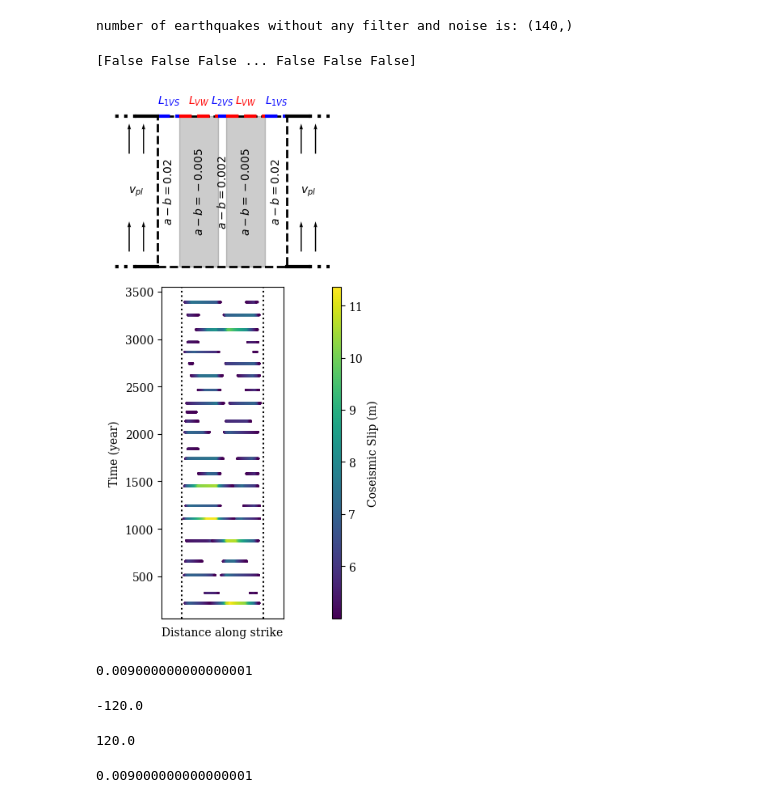
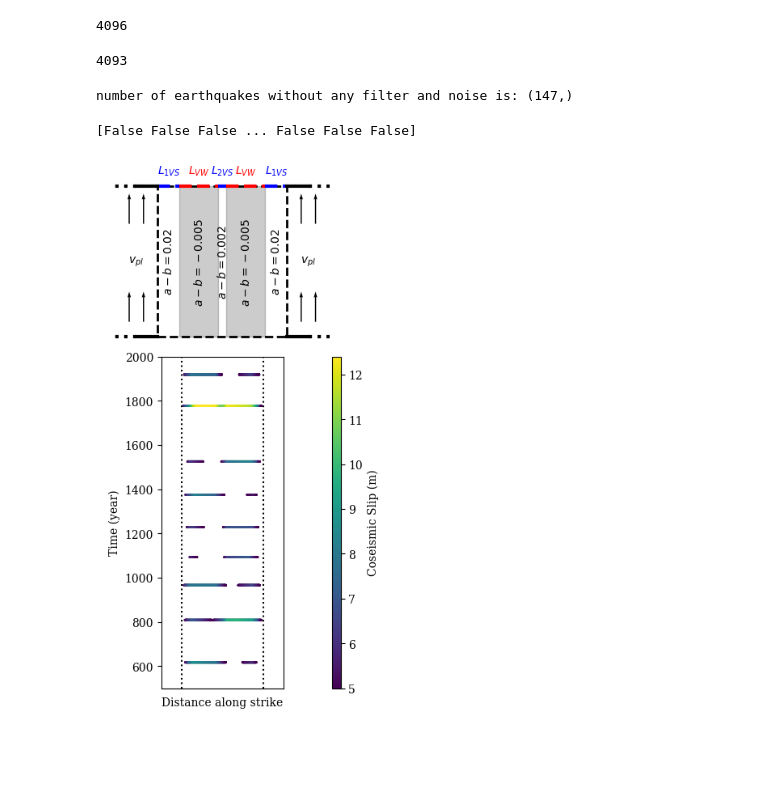
Before and after one commit to hojjatks/ROM_EnKF_earthquakecycle, a Jupyter notebook: Codes/earthquake/FigForward2D.ipynb, the cells around one changed output. Saved outputs shown, nothing was run; the diff lists cells and outputs as text; code cells hidden in the pictures; blank space fills up the shorter version.

Commit message:
updating 2d forward simulation fig

```diff
--- a/Codes/earthquake/FigForward2D.ipynb
+++ b/Codes/earthquake/FigForward2D.ipynb
@@ -75,7 +76,7 @@ L=240e3
 def GenPaleo(a,t,v,slip,T_filter,L,v_thresh):
 
     #%% importing data and removing first T_filter years from v,slip,t
-    Nx=int(a.shape[0]//2) # number of elements
+    Nx=int(a.shape[0]) # number of elements
     Nt=int(t.shape[0]/Nx) # number of time steps
     t=t.reshape((Nt,Nx))
     t=t[:,0]
@@ -119,7 +120,7 @@ def GenPaleo(a,t,v,slip,T_filter,L,v_thresh):
     return coseismicslip,T1
 # %%
 # loading qdyn simulations
-direct='/central/groups/astuart/hkaveh/Data/LearnROM/transfer/2DSim_MainSimulation_Tf'+str(T_final)+"Nt="+str(Ntout)+"drs"+str(drs)+".npz"
+direct='/central/groups/astuart/hkaveh/Data/LearnROM/transfer/2DSim_MainSimulation_Tf'+str(T_final)+"Nx="+str(cte_eq.Nxout)+"Nt="+str(cte_eq.Ntout)+'drs'+str(drs)+".npz"
 data=np.load(direct)
 # %%
 v=data["v"]
@@ -128,4 +129,13 @@ v=data["v"]
 slip=data["slip"]
 t=data["t"]
 a=data["a"]
-Nx=int(a.shape[0]//2)
+Nx=int(a.shape[0])
+
+Nt=int(t.shape[0]/Nx) # number of time steps
+
+V_ox=v.reshape((Nt,Nx))
+ttime=t.reshape((Nt,Nx))
+vmax=np.max(V_ox,axis=1)
+plt.plot(ttime[:,0]/cte.t_yr,vmax)
+plt.yscale("log")
+plt.xlim(left=5000,right=5200)
@@ -132,10 +145,18 @@ Nx=int(a.shape[0]//2)
+# %%
+Nx
+# %% [output]
+4096
+# %%
+Nt
+# %% [output]
+4093
 # %%
-T_filter=200
+T_filter=500
 v_thresh=1e-2
 slip_thresh=5
 coseismicslip,T1=GenPaleo(a,t,v,slip,T_filter,L,v_thresh)
 # %% [output]
-number of earthquakes without any filter and noise is: (140,)
+number of earthquakes without any filter and noise is: (147,)
 # %%
 # if elements of coseismicslip are less than slip_thresh, put nan in it
 coseismicslip[coseismicslip<slip_thresh]=np.nan
@@ -275,50 +296,35 @@ Y_flat = Y.flatten()
 
 slip_flat = coseismicslip.T.flatten()  # Transpose to match the time-event grid
 
     # Remove NaN values for plotting
 valid_indices = ~np.isnan(slip_flat)
 print(valid_indices)
 slip_flat=slip_flat[valid_indices]
 X_flat = X_flat[valid_indices]
 Y_flat = Y_flat[valid_indices]
 
     # Create the scatter plot
 scatter = ax[1].scatter(X_flat, Y_flat, c=slip_flat, cmap='viridis', s=1)
 
 # add colorbar
 cb = plt.colorbar(scatter, cax=cax, orientation='vertical')
 # add label to the colorbar
 cb.set_label('Coseismic Slip (m)')
 ax[1].set_xlabel('Distance along strike')
 #ax[1].set_ylabel('time (year)')
 ax[1].set_xlim([x[0],x[-1]])
 ax[1].axvline((-LVW-L2VS/2), linestyle='dotted', color='black')
 ax[1].axvline((+LVW+L2VS/2), linestyle='dotted', color='black')
 
 ax[1].set_xticks([])
 plt.tight_layout()
 ax[1].set_ylabel('Time (year)')
+ax[1].set_ylim(bottom=500,top=2000)
 # save figure in the directory /central/groups/astuart/hkaveh/Figs/ROM/
 plt.savefig('/central/groups/astuart/hkaveh/Figs/ROM/1Dfault_Geom_complexity.png', dpi=300, bbox_inches='tight')
 # %% [output]
 [False False False ... False False False]
-[figure, old version]
+[figure, new version]
-# %%
-drs
-# %% [output]
-0.009000000000000001
-# %%
-x[0]
-# %% [output]
--120.0
-# %%
-x[-1]
-# %% [output]
-120.0
-# %%
-drs
-# %% [output]
-0.009000000000000001
 # %%
 T_filter=200
 v_thresh=1e-2
```
Also changed, not shown: parts of 6 cells of this notebook, 1 other file.
